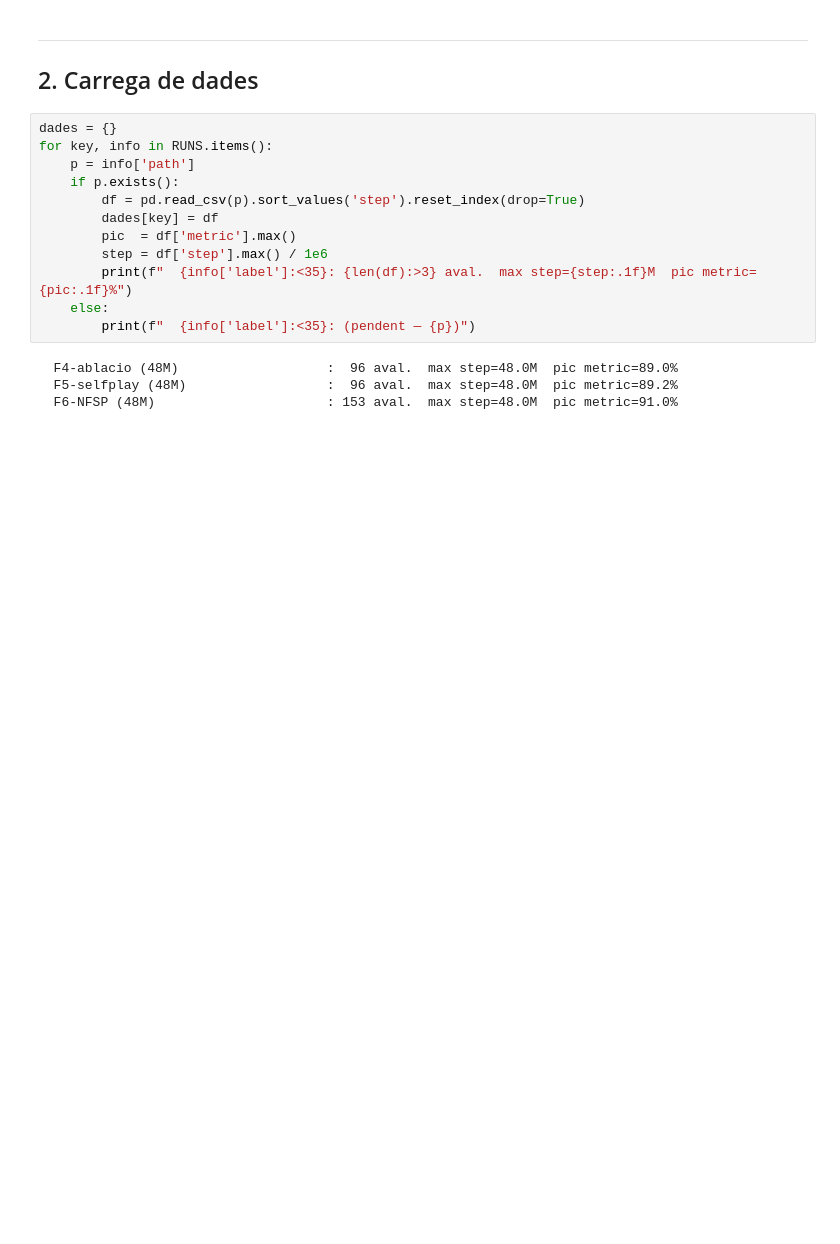
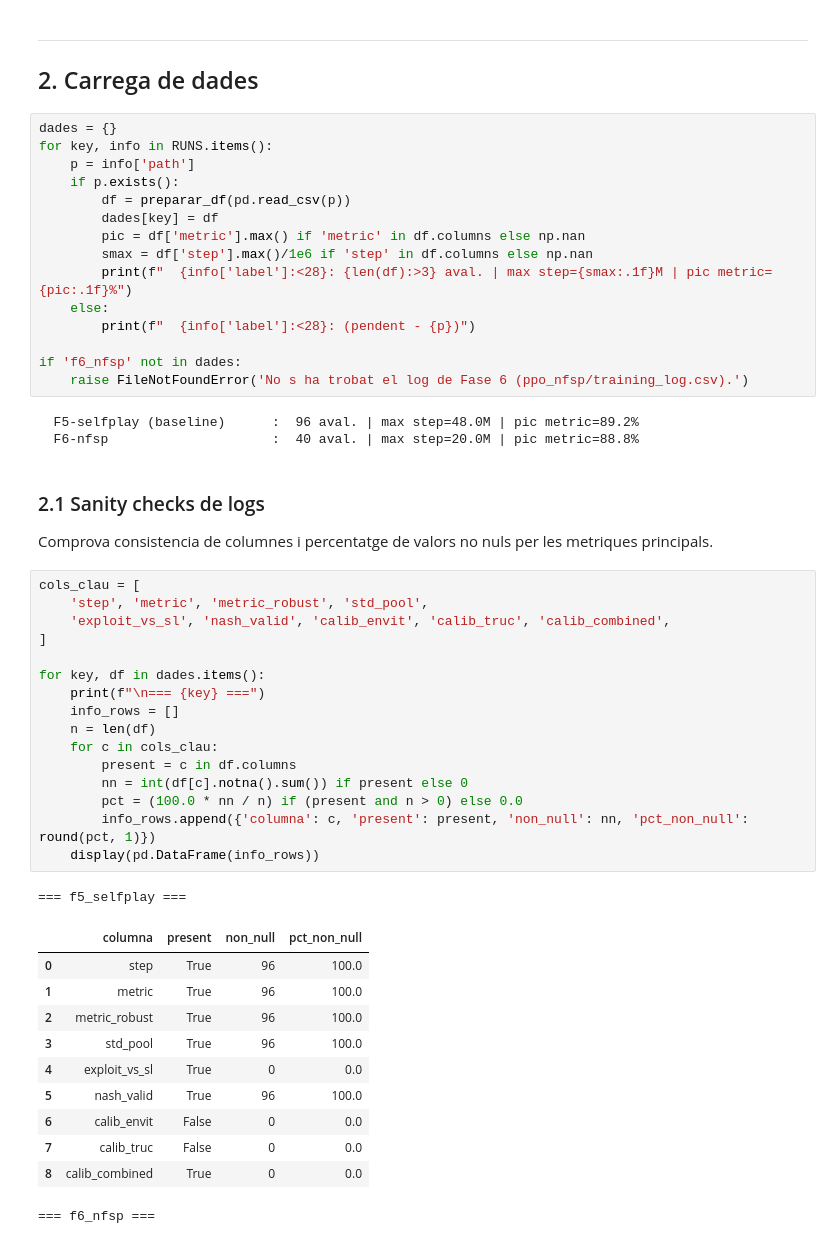
Before and after one commit to JoFeF08/TFG_Doc, a Jupyter notebook: notebooks/6_nfsp/comparacio_fase6.ipynb, the cells around one changed output. Saved outputs shown, nothing was run; the diff lists cells and outputs as text; blank space fills up the shorter version.

```diff
--- a/notebooks/6_nfsp/comparacio_fase6.ipynb
+++ b/notebooks/6_nfsp/comparacio_fase6.ipynb
@@ -107,14 +101,49 @@ dades = {}
 for key, info in RUNS.items():
     p = info['path']
     if p.exists():
-        df = pd.read_csv(p).sort_values('step').reset_index(drop=True)
+        df = preparar_df(pd.read_csv(p))
         dades[key] = df
-        pic  = df['metric'].max()
-        step = df['step'].max() / 1e6
-        print(f"  {info['label']:<35}: {len(df):>3} aval.  max step={step:.1f}M  pic metric={pic:.1f}%")
+        pic = df['metric'].max() if 'metric' in df.columns else np.nan
+        smax = df['step'].max()/1e6 if 'step' in df.columns else np.nan
+        print(f"  {info['label']:<28}: {len(df):>3} aval. | max step={smax:.1f}M | pic metric={pic:.1f}%")
     else:
-        print(f"  {info['label']:<35}: (pendent — {p})")
+        print(f"  {info['label']:<28}: (pendent - {p})")
+
+if 'f6_nfsp' not in dades:
+    raise FileNotFoundError('No s ha trobat el log de Fase 6 (ppo_nfsp/training_log.csv).')
 # %% [output]
-  F4-ablacio (48M)                   :  96 aval.  max step=48.0M  pic metric=89.0%
-  F5-selfplay (48M)                  :  96 aval.  max step=48.0M  pic metric=89.2%
-  F6-NFSP (48M)                      : 153 aval.  max step=48.0M  pic metric=91.0%
+  F5-selfplay (baseline)      :  96 aval. | max step=48.0M | pic metric=89.2%
+  F6-nfsp                     :  40 aval. | max step=20.0M | pic metric=88.8%
+# %% [markdown]
+### 2.1 Sanity checks de logs
+
+Comprova consistencia de columnes i percentatge de valors no nuls per les metriques principals.
+# %%
+cols_clau = [
+    'step', 'metric', 'metric_robust', 'std_pool',
+    'exploit_vs_sl', 'nash_valid', 'calib_envit', 'calib_truc', 'calib_combined',
+]
+
+for key, df in dades.items():
+    print(f"\n=== {key} ===")
+    info_rows = []
+    n = len(df)
+    for c in cols_clau:
+        present = c in df.columns
+        nn = int(df[c].notna().sum()) if present else 0
+        pct = (100.0 * nn / n) if (present and n > 0) else 0.0
+        info_rows.append({'columna': c, 'present': present, 'non_null': nn, 'pct_non_null': round(pct, 1)})
+    display(pd.DataFrame(info_rows))
+# %% [output]
+=== f5_selfplay ===
+|  | columna | present | non_null | pct_non_null |
+| 0 | step | True | 96 | 100.0 |
+| 1 | metric | True | 96 | 100.0 |
+| 2 | metric_robust | True | 96 | 100.0 |
+| 3 | std_pool | True | 96 | 100.0 |
+| 4 | exploit_vs_sl | True | 0 | 0.0 |
+| 5 | nash_valid | True | 96 | 100.0 |
+| 6 | calib_envit | False | 0 | 0.0 |
+| 7 | calib_truc | False | 0 | 0.0 |
+| 8 | calib_combined | True | 0 | 0.0 |
+=== f6_nfsp ===
```
Also changed, not shown: parts of 37 cells of this notebook, 5 other files.
